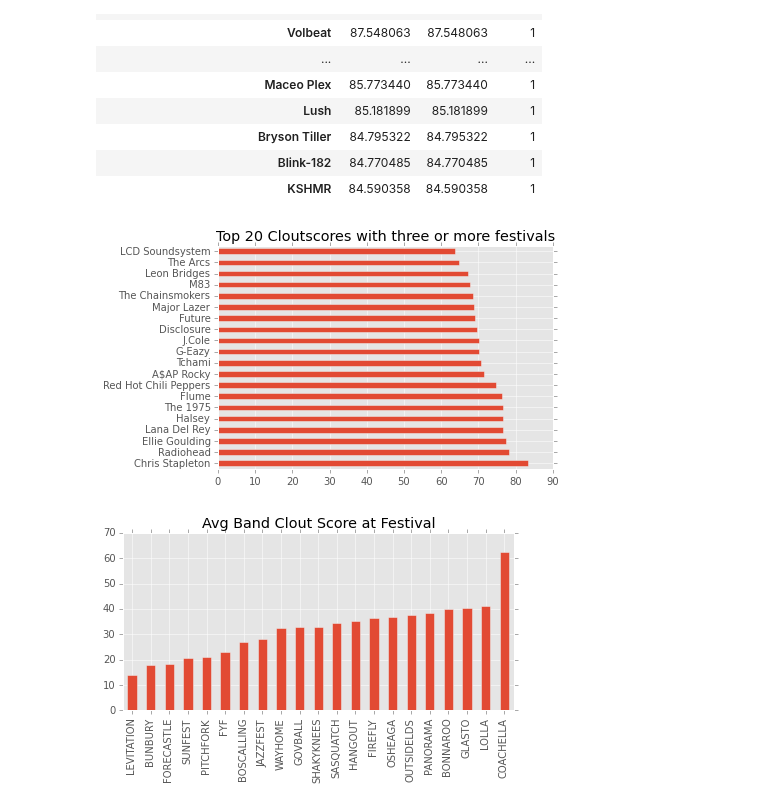
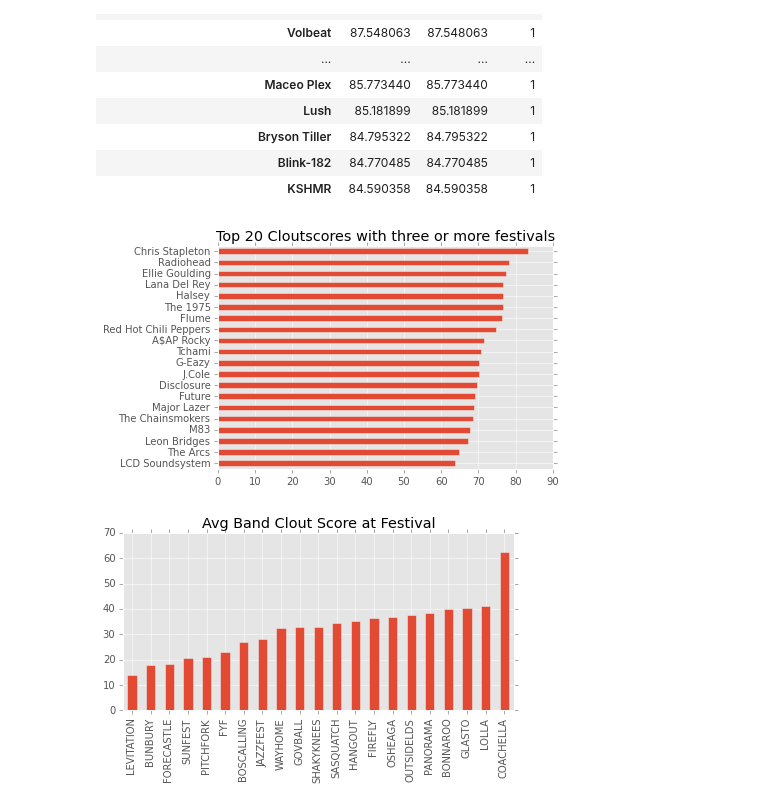
Before and after one commit to hunterowens/hunterowens.github.io, a Jupyter notebook: notebooks/new_power_ranks.ipynb, the cells around one changed output. Drawn from its saved outputs; the diff is of its cells as text; code cells hidden in the pictures.

```diff
--- a/notebooks/new_power_ranks.ipynb
+++ b/notebooks/new_power_ranks.ipynb
@@ -268,12 +268,12 @@ power_rank_df.sort_values('cloutscore', ascending=False).head(20)
 | Blink-182 | 84.770485 | 84.770485 | 1 |
 | KSHMR | 84.590358 | 84.590358 | 1 |
 # %%
-ax = power_rank_df[power_rank_df['count'] > 2]['cloutscore'].sort_values(ascending=False).head(20).plot(kind='barh',
+ax = power_rank_df[power_rank_df['count'] > 2]['cloutscore'].sort_values().tail(20).plot(kind='barh',
                                                         title="Top 20 Cloutscores with three or more festivals")
 
 ax.get_figure().savefig('./festival_extras/top20clout.svg', bbox_inches='tight')
 # %% [output]
-[figure, old version]
+[figure, new version]
 # %%
 clout_s = pd.Series()
 for fest in df.columns:
```
Also changed, not shown: parts of 1 cell of this notebook, 2 other files.
